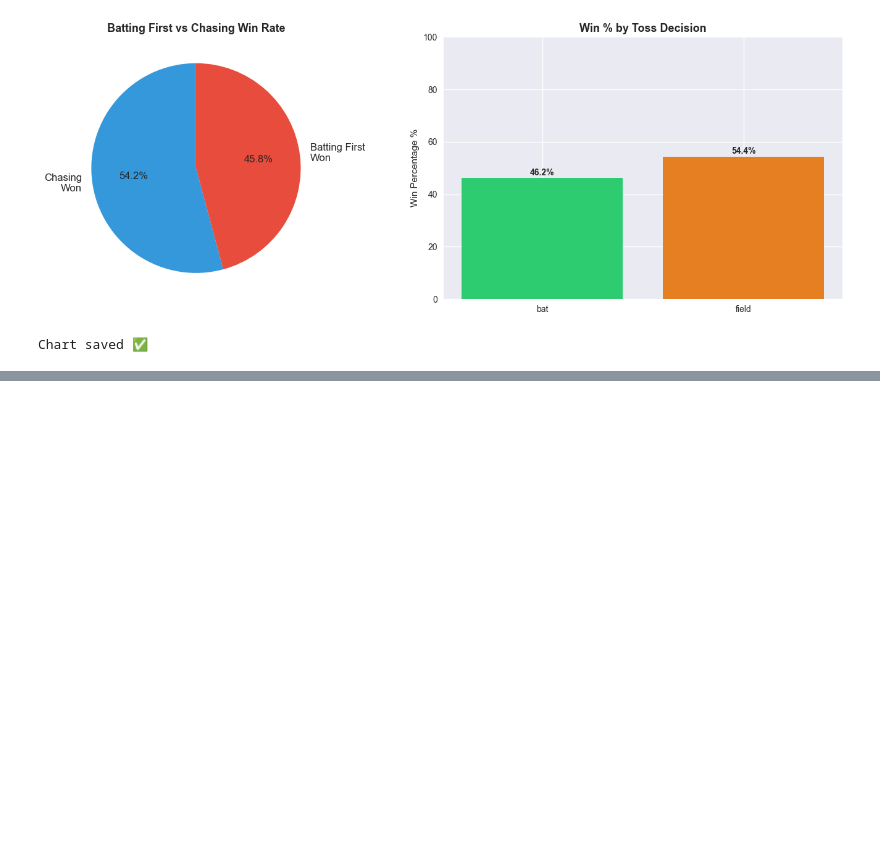
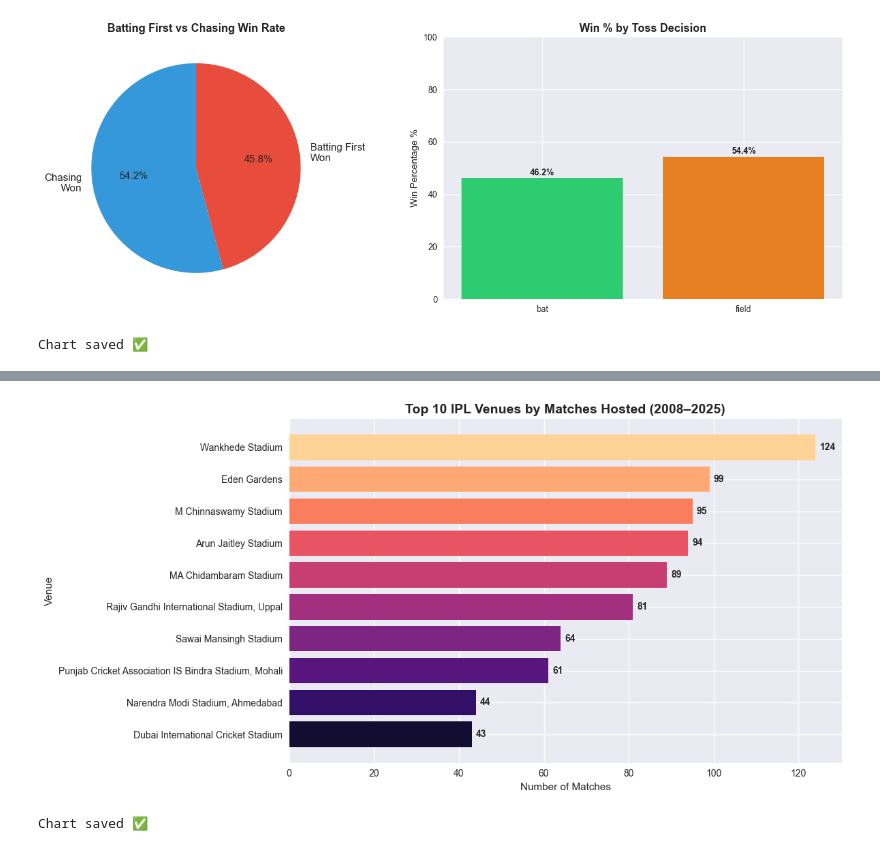
Before and after one commit to bhavanajavvaji-sys/ipl-analytics, a Jupyter notebook: notebooks/02_eda_matches.ipynb, the cells around one changed output, grey strips where cells are left out. Drawn from its saved outputs; the diff is of its cells as text; code cells hidden in the pictures; blank space fills up the shorter version.

Commit message:
Add venue analysis and home advantage to notebook 2

```diff
--- a/notebooks/02_eda_matches.ipynb
+++ b/notebooks/02_eda_matches.ipynb
@@ -223,0 +309,8 @@ Chart saved ✅
+# %%
+# Recount matches per venue after cleaning
+venue_matches = matches.groupby('venue')['match_id'].nunique().reset_index()
+venue_matches.columns = ['venue', 'matches']
+venue_matches = venue_matches.sort_values('matches', ascending=False)
+
+print("Top 10 venues by matches hosted:")
+print(venue_matches.head(10))
@@ -223,0 +330,28 @@ Chart saved ✅
+# %%
+# Plot top 10 venues
+top10_venues = venue_matches.head(10)
+
+plt.figure(figsize=(12, 6))
+
+bars = plt.barh(top10_venues['venue'][::-1],
+                top10_venues['matches'][::-1],
+                color=sns.color_palette('magma', len(top10_venues)))
+
+plt.title('Top 10 IPL Venues by Matches Hosted (2008–2025)',
+          fontsize=14, fontweight='bold')
+plt.xlabel('Number of Matches')
+plt.ylabel('Venue')
+
+# Add value labels on each bar
+for bar, val in zip(bars, top10_venues['matches'][::-1]):
+    plt.text(bar.get_width() + 1,
+             bar.get_y() + bar.get_height() / 2,
+             str(val), va='center', fontweight='bold')
+
+plt.tight_layout()
+plt.savefig('../data/venue_matches.png', dpi=150, bbox_inches='tight')
+plt.show()
+print("Chart saved ✅")
+# %% [output]
+[figure, added]
+Chart saved ✅
```
Also changed, not shown: parts of 8 cells of this notebook.
